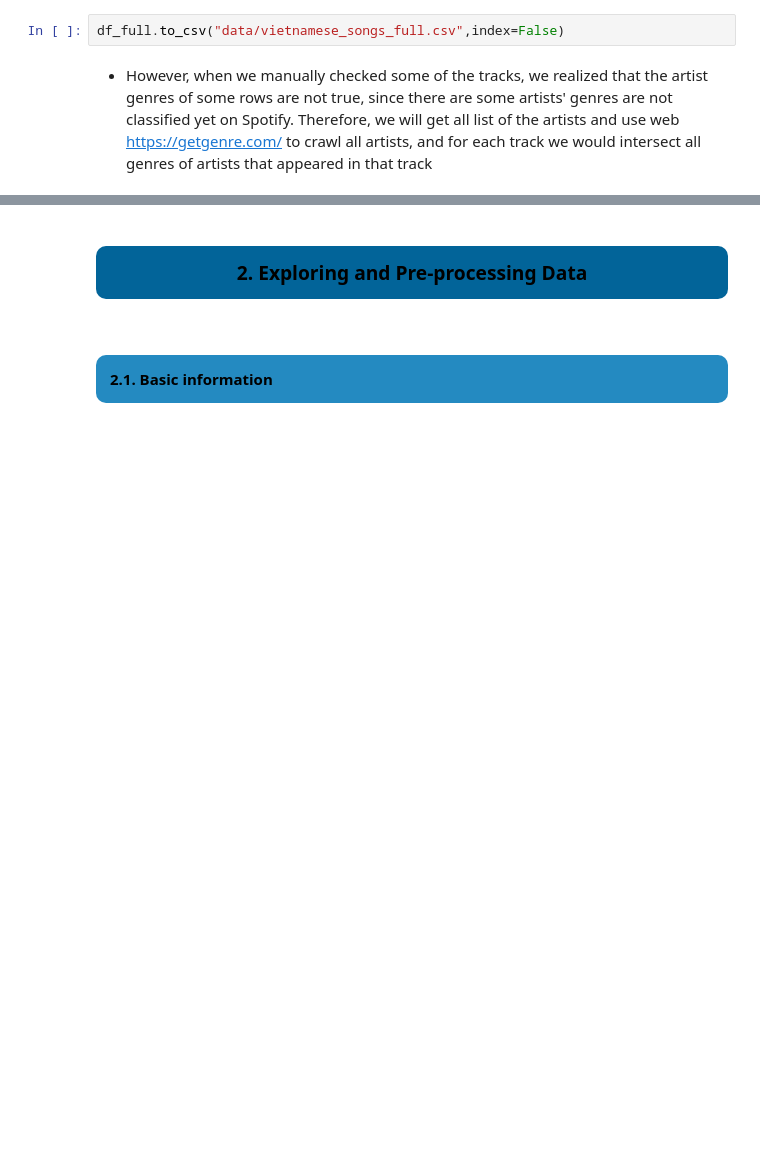
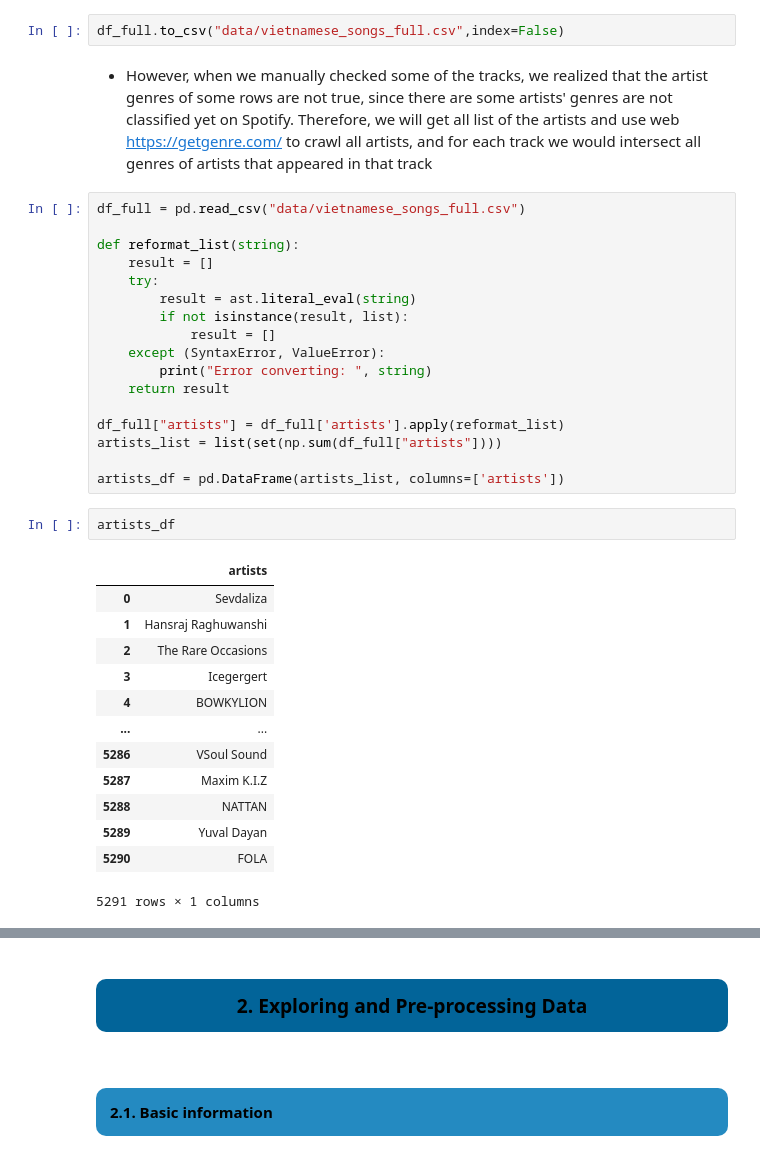
Before and after one commit to truongthuankiet1990gmailcom/Data-Visualization-HW1, a Jupyter notebook: notebook.ipynb, the cells around one changed output, grey strips where cells are left out. Saved outputs shown, nothing was run; the diff lists cells and outputs as text; blank space fills up the shorter version.

```diff
--- a/notebook.ipynb
+++ b/notebook.ipynb
@@ -1398,3 +1399,36 @@ df_full
 df_full.to_csv("data/vietnamese_songs_full.csv",index=False)
 # %% [markdown]
 - However, when we manually checked some of the tracks, we realized that the artist genres of some rows are not true, since there are some artists' genres are not classified yet on Spotify. Therefore, we will get all list of the artists and use web https://getgenre.com/ to crawl all artists, and for each track we would intersect all genres of artists that appeared in that track
+# %%
+df_full = pd.read_csv("data/vietnamese_songs_full.csv")
+
+def reformat_list(string):
+    result = []
+    try:
+        result = ast.literal_eval(string)
+        if not isinstance(result, list):
+            result = []
+    except (SyntaxError, ValueError):
+        print("Error converting: ", string)
+    return result
+
+df_full["artists"] = df_full['artists'].apply(reformat_list)
+artists_list = list(set(np.sum(df_full["artists"])))
+
+artists_df = pd.DataFrame(artists_list, columns=['artists'])
+# %%
+artists_df
+# %% [output]
+|  | artists |
+| 0 | Sevdaliza |
+| 1 | Hansraj Raghuwanshi |
+| 2 | The Rare Occasions |
+| 3 | Icegergert |
+| 4 | BOWKYLION |
+| ... | ... |
+| 5286 | VSoul Sound |
+| 5287 | Maxim K.I.Z |
+| 5288 | NATTAN |
+| 5289 | Yuval Dayan |
+| 5290 | FOLA |
+5291 rows × 1 columns
```
Also changed, not shown: parts of 5 cells of this notebook, 2 other files.
